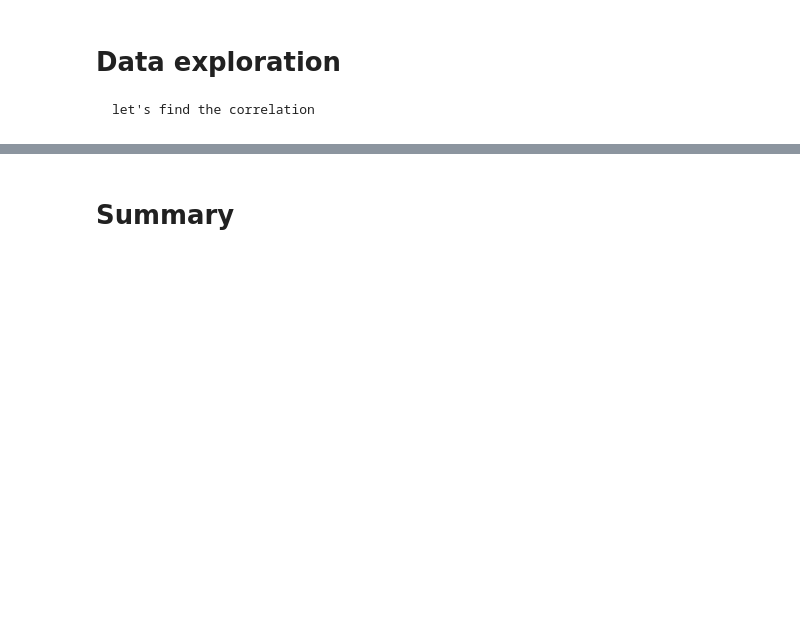
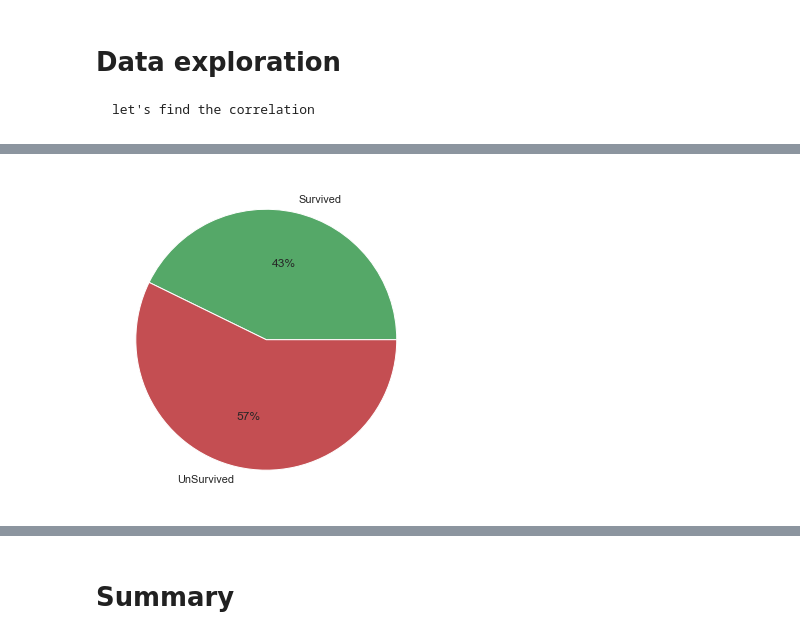
Before and after one commit to Kriikle/ml-intro, a Jupyter notebook: 2_data_exploration/eda.ipynb, the cells around one changed output, grey strips where cells are left out. Saved outputs shown, nothing was run; the diff lists cells and outputs as text; code cells hidden in the pictures; blank space fills up the shorter version.

```diff
--- a/2_data_exploration/eda.ipynb
+++ b/2_data_exploration/eda.ipynb
@@ -165,0 +164,9 @@ sns.heatmap(data_titanic.corr(), annot=True)
+# %%
+sns.set(rc = {'figure.figsize':(6,6)})
+data_survived = [len(data_titanic[data_titanic.Survived == True]),len(data_titanic[data_titanic.Survived == False])]
+labels = ['Survived', 'UnSurvived']
+#print(len(data_titanic) - len(data_titanic[data_titanic.Survived == True]) - len(data_titanic[data_titanic.Survived == False]))
+plt.pie(data_survived, labels = labels, colors = ["g","r"], autopct='%.0f%%')
+plt.show()
+# %% [output]
+[figure, added]
```
Also changed, not shown: parts of 13 cells of this notebook.
